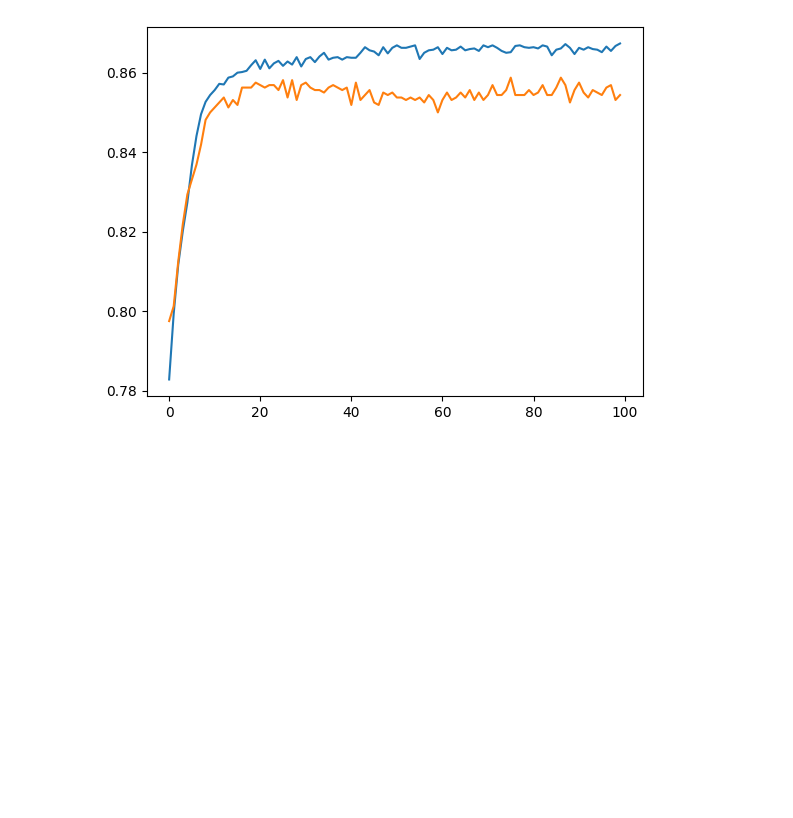
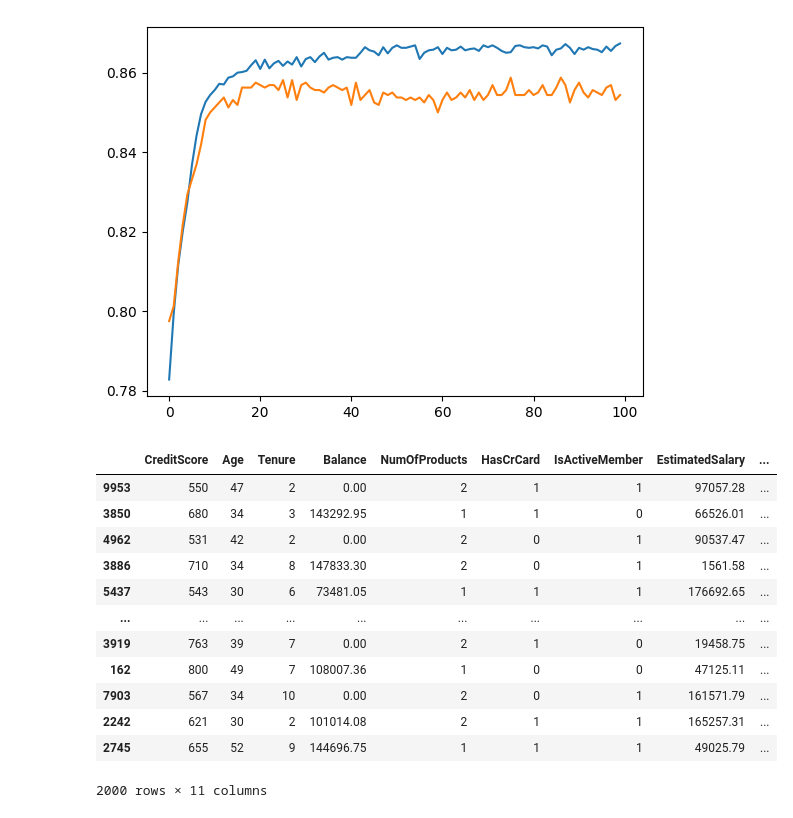
Before and after one commit to sanu0/deep_learning_codes, a Jupyter notebook: 2_Forward-Propagation/Customer-Churn-Prediction/Customer-Churn-Prediction.ipynb, the cells around one changed output. Saved outputs shown, nothing was run; the diff lists cells and outputs as text; code cells hidden in the pictures; blank space fills up the shorter version.

```diff
--- a/2_Forward-Propagation/Customer-Churn-Prediction/Customer-Churn-Prediction.ipynb
+++ b/2_Forward-Propagation/Customer-Churn-Prediction/Customer-Churn-Prediction.ipynb
@@ -286,3 +286,19 @@ plt.plot(history.history['val_accuracy'])
 # %% [output]
 [<matplotlib.lines.Line2D at 0x...>]
 [figure]
+# %%
+X_test
+# %% [output]
+|  | CreditScore | Age | Tenure | Balance | NumOfProducts | HasCrCard | IsActiveMember | EstimatedSalary | ... |
+| 9953 | 550 | 47 | 2 | 0.00 | 2 | 1 | 1 | 97057.28 | ... |
+| 3850 | 680 | 34 | 3 | 143292.95 | 1 | 1 | 0 | 66526.01 | ... |
+| 4962 | 531 | 42 | 2 | 0.00 | 2 | 0 | 1 | 90537.47 | ... |
+| 3886 | 710 | 34 | 8 | 147833.30 | 2 | 0 | 1 | 1561.58 | ... |
+| 5437 | 543 | 30 | 6 | 73481.05 | 1 | 1 | 1 | 176692.65 | ... |
+| ... | ... | ... | ... | ... | ... | ... | ... | ... | ... |
+| 3919 | 763 | 39 | 7 | 0.00 | 2 | 1 | 0 | 19458.75 | ... |
+| 162 | 800 | 49 | 7 | 108007.36 | 1 | 0 | 0 | 47125.11 | ... |
+| 7903 | 567 | 34 | 10 | 0.00 | 2 | 0 | 1 | 161571.79 | ... |
+| 2242 | 621 | 30 | 2 | 101014.08 | 2 | 1 | 1 | 165257.31 | ... |
+| 2745 | 655 | 52 | 9 | 144696.75 | 1 | 1 | 1 | 49025.79 | ... |
+2000 rows × 11 columns
```
Also changed, not shown: 1 other file.
